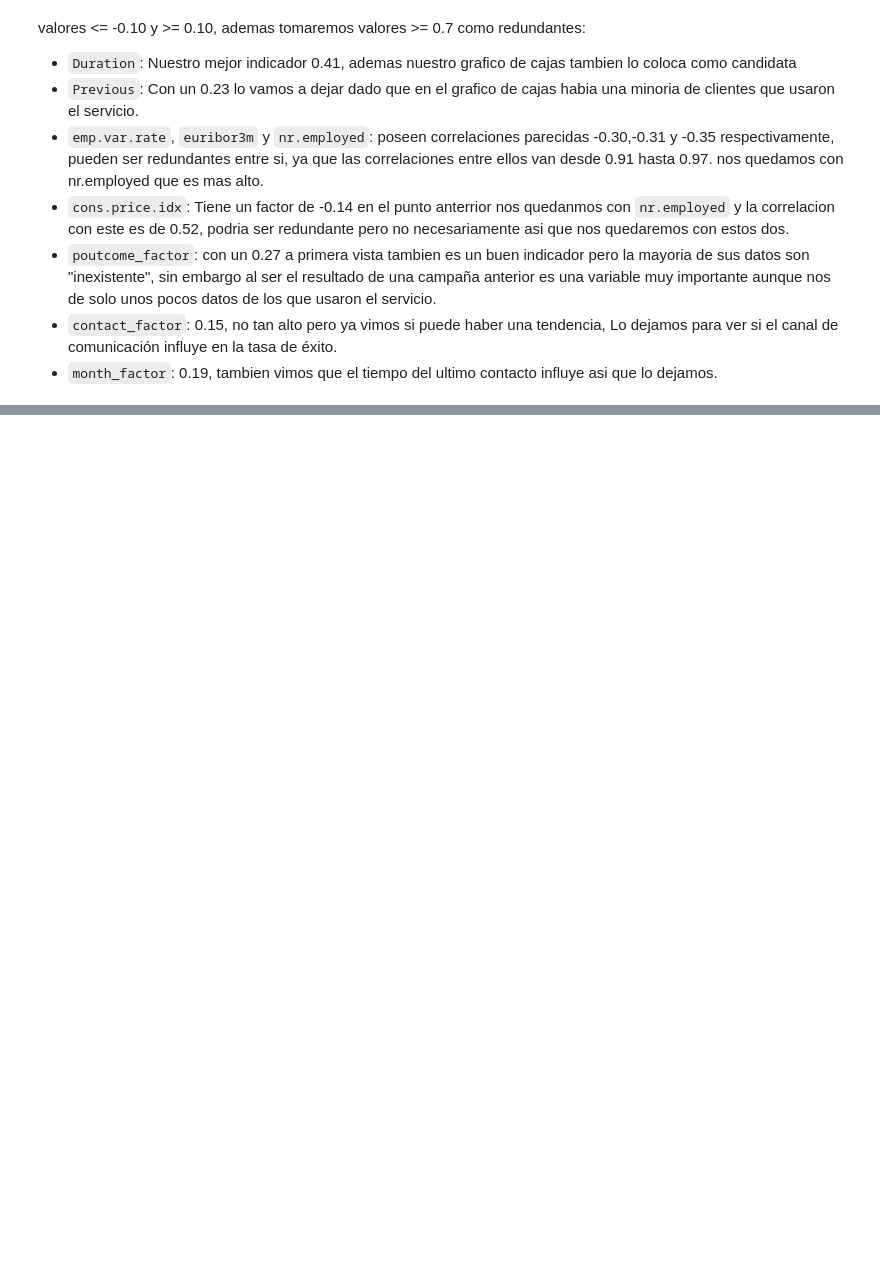
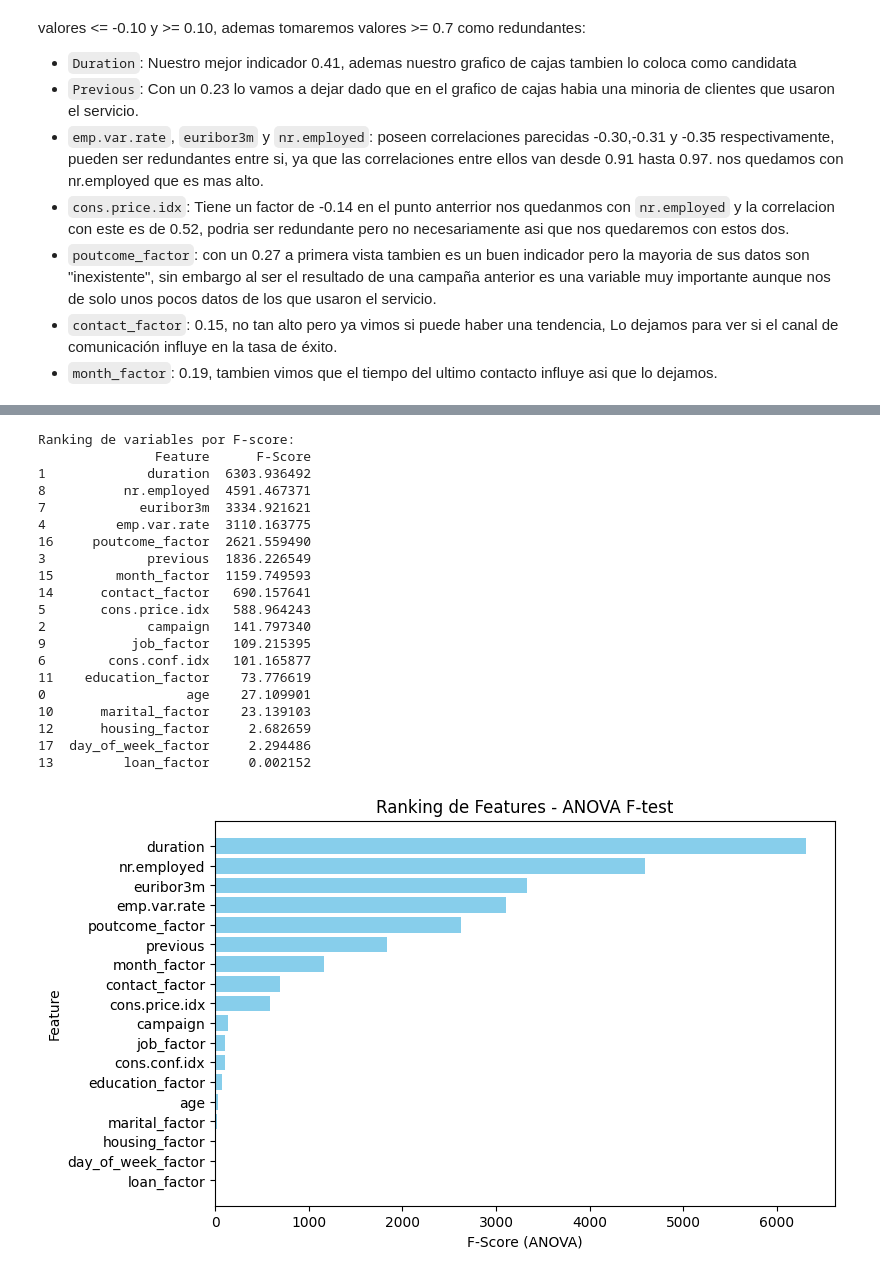
Before and after one commit to 4GeeksAcademy/andrupax94-intro-ml, a Jupyter notebook: src/01-logistic-regression-bank-marketing-campaign-data.ipynb, the cells around one changed output, grey strips where cells are left out. Cells and saved outputs as stored; diff of their text form; code cells hidden in the pictures; blank space fills up the shorter version.

```diff
--- a/src/01-logistic-regression-bank-marketing-campaign-data.ipynb
+++ b/src/01-logistic-regression-bank-marketing-campaign-data.ipynb
@@ -461,0 +460,48 @@ x_train_out.head()
+# %%
+#vamos a tomar del collab el codigo para encontrar los F-scores y graficarlos
+pipe = Pipeline(steps=[
+    ("imputer", SimpleImputer(strategy="median")),           # rellenar NaN con la mediana
+    ("selector", SelectKBest(score_func=f_classif, k=5))    # seleccionar las 5 mejores variables
+])
+
+# Ajusto el pipeline antes de acceder a los scores
+pipe.fit(x_train, y_train)
+scores = pipe.named_steps["selector"].scores_
+feature_scores = pd.DataFrame({
+    "Feature": x_train.columns,
+    "F-Score": scores
+}).sort_values(by="F-Score", ascending=False)
+
+print("\nRanking de variables por F-score:")
+print(feature_scores)
+
+#Grafico Barras Con La Imporancia De Cada Variable
+plt.figure(figsize=(8,5))
+plt.barh(feature_scores["Feature"], feature_scores["F-Score"], color='skyblue')
+plt.xlabel("F-Score (ANOVA)")
+plt.ylabel("Feature")
+plt.title("Ranking de Features - ANOVA F-test")
+plt.gca().invert_yaxis()  # invertir eje para que la mejor aparezca arriba
+plt.show()
+# %% [output]
+Ranking de variables por F-score:
+               Feature      F-Score
+1             duration  6303.936492
+8          nr.employed  4591.467371
+7            euribor3m  3334.921621
+4         emp.var.rate  3110.163775
+16     poutcome_factor  2621.559490
+3             previous  1836.226549
+15        month_factor  1159.749593
+14      contact_factor   690.157641
+5       cons.price.idx   588.964243
+2             campaign   141.797340
+9           job_factor   109.215395
+6        cons.conf.idx   101.165877
+11    education_factor    73.776619
+0                  age    27.109901
+10      marital_factor    23.139103
+12      housing_factor     2.682659
+17  day_of_week_factor     2.294486
+13         loan_factor     0.002152
+[figure, added]
```
Also changed, not shown: parts of 9 cells of this notebook.
